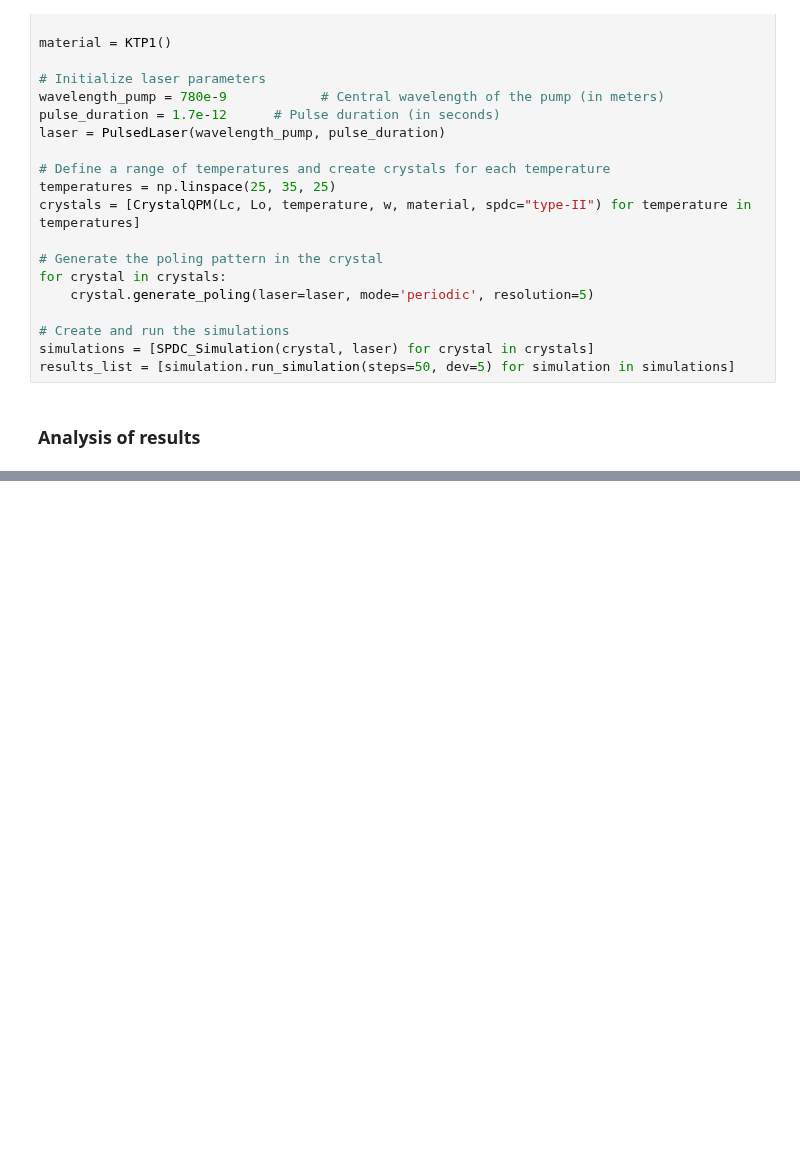
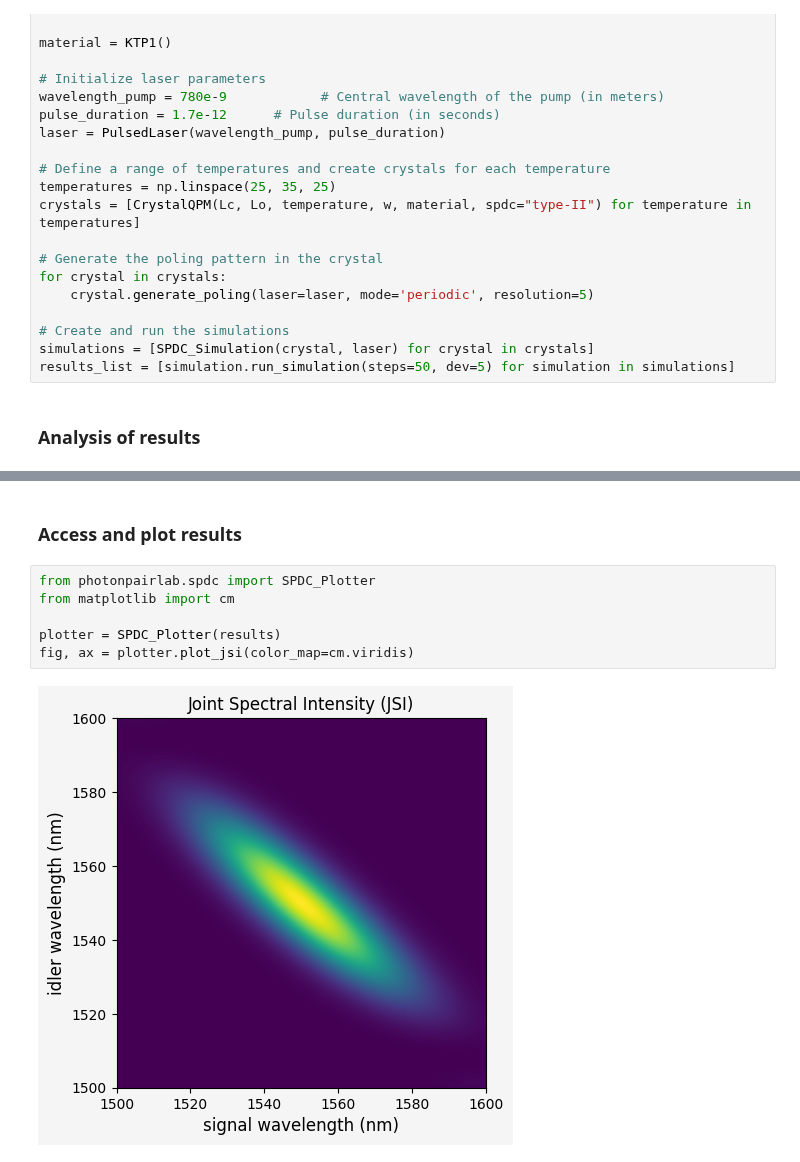
Before and after one commit to nicosieber/PhotonPairLab, a Jupyter notebook: demo.ipynb, the cells around one changed output, grey strips where cells are left out. Drawn from its saved outputs; the diff is of its cells as text; blank space fills up the shorter version.

```diff
--- a/demo.ipynb
+++ b/demo.ipynb
@@ -150 +148,11 @@ Phase matching angle: -54.16201324144981°
+# %% [markdown]
+### Access and plot results
+# %%
+from photonpairlab.spdc import SPDC_Plotter
+from matplotlib import cm
+
+plotter = SPDC_Plotter(results)
+fig, ax = plotter.plot_jsi(color_map=cm.viridis)
+# %% [output]
+[figure, added]
 # %%
```
Also changed, not shown: parts of 10 cells of this notebook, 4 other files.
